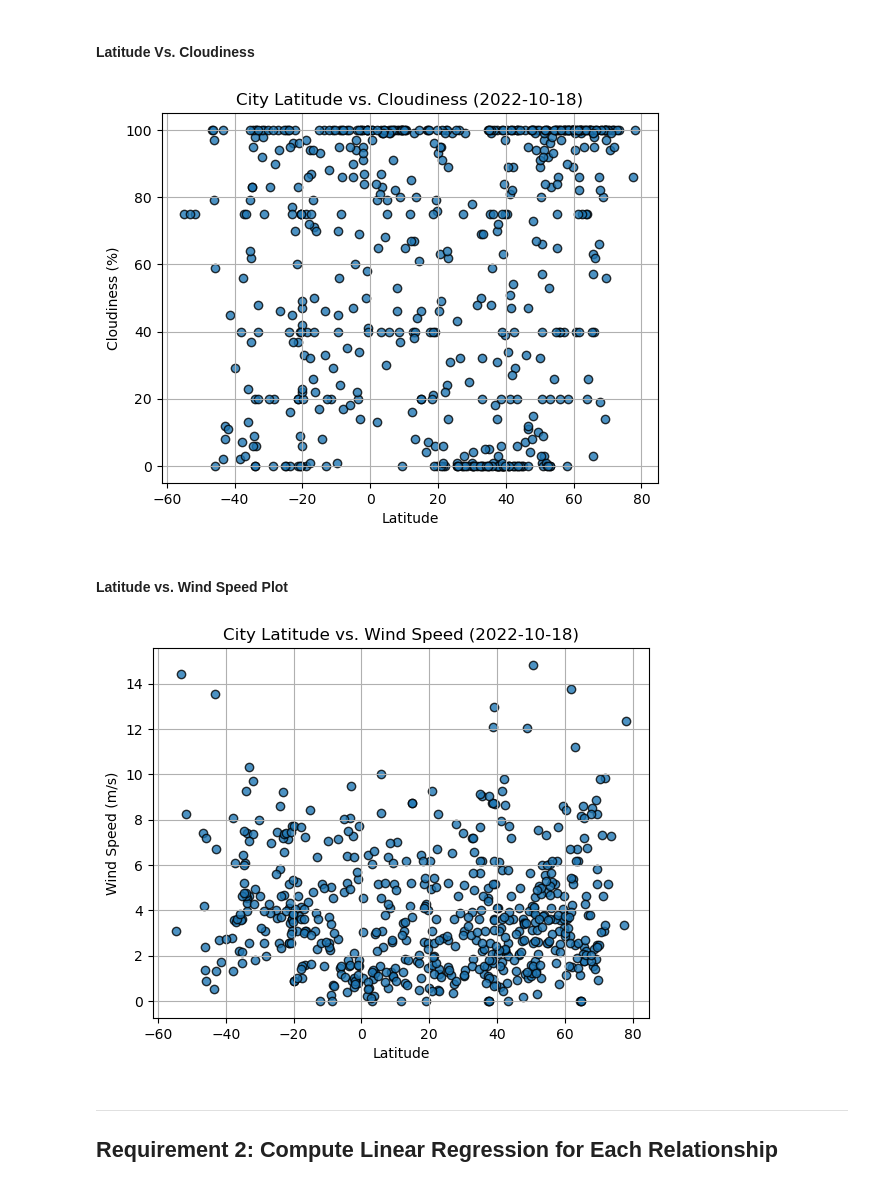
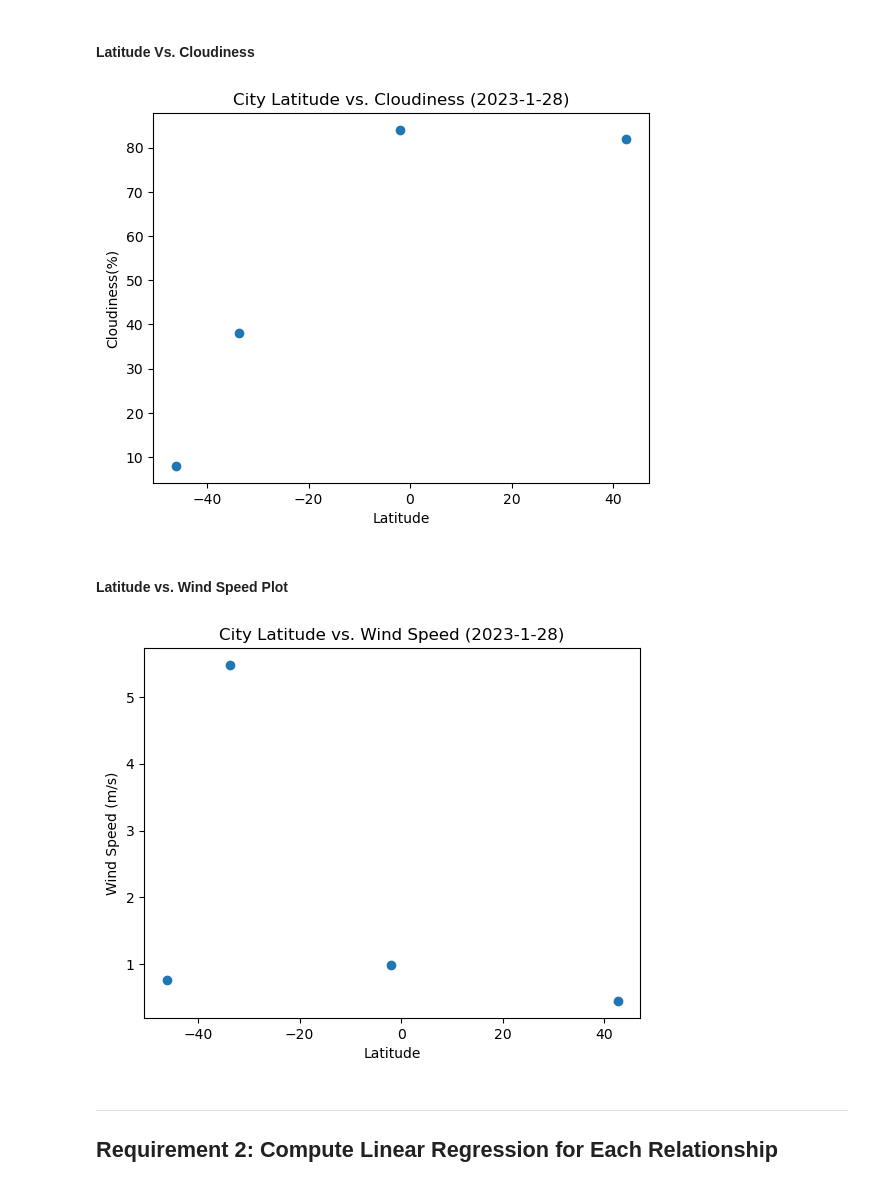
Before and after one commit to levite-neil/python-api-challenge, a Jupyter notebook: WeatherPy/WeatherPy.ipynb, the cells around one changed output. Drawn from its saved outputs; the diff is of its cells as text; code cells hidden in the pictures.

```diff
--- a/WeatherPy/WeatherPy.ipynb
+++ b/WeatherPy/WeatherPy.ipynb
@@ -288,6 +222,6 @@ city_data_df.to_csv("output_data/cities.csv", index_label="City_ID")
 # %%
 # Read saved data
-city_data_df = pd.read_csv("output_data/cities.csv", index_col="City_ID")
+city_data_df = pd.read_csv("../output_data/cities_beta.csv", index_col="City_ID")
 
 # Display sample data
 city_data_df.head()
@@ -337,34 +277,42 @@ plt.show()
 #### Latitude Vs. Cloudiness
 # %%
 # Build the scatter plots for latitude vs. cloudiness
-# YOUR CODE HERE
+x_values = city_data_df["Lat"]
+y_values = city_data_df["Cloudiness"]
+plt.scatter(x_values,y_values)
 
 # Incorporate the other graph properties
-# YOUR CODE HERE
+plt.title("City Latitude vs. Cloudiness (2023-1-28)")
+plt.xlabel("Latitude")
+plt.ylabel("Cloudiness(%)")
 
 # Save the figure
-plt.savefig("output_data/Fig3.png")
+plt.savefig("../output_data/Fig3_beta.png")
 
 # Show plot
 plt.show()
 # %% [output]
-[figure, old version]
+[figure, new version]
 # %% [markdown]
 #### Latitude vs. Wind Speed Plot
 # %%
 # Build the scatter plots for latitude vs. wind speed
-# YOUR CODE HERE
+x_values = city_data_df["Lat"]
+y_values = city_data_df["Wind Speed"]
+plt.scatter(x_values,y_values)
 
 # Incorporate the other graph properties
-# YOUR CODE HERE
+plt.title("City Latitude vs. Wind Speed (2023-1-28)")
+plt.xlabel("Latitude")
+plt.ylabel("Wind Speed (m/s)")
 
 # Save the figure
-plt.savefig("output_data/Fig4.png")
+plt.savefig("../output_data/Fig4_beta.png")
 
 # Show plot
 plt.show()
 # %% [output]
-[figure, old version]
+[figure, new version]
 # %% [markdown]
 ---
 
```
Also changed, not shown: parts of 8 cells of this notebook.
